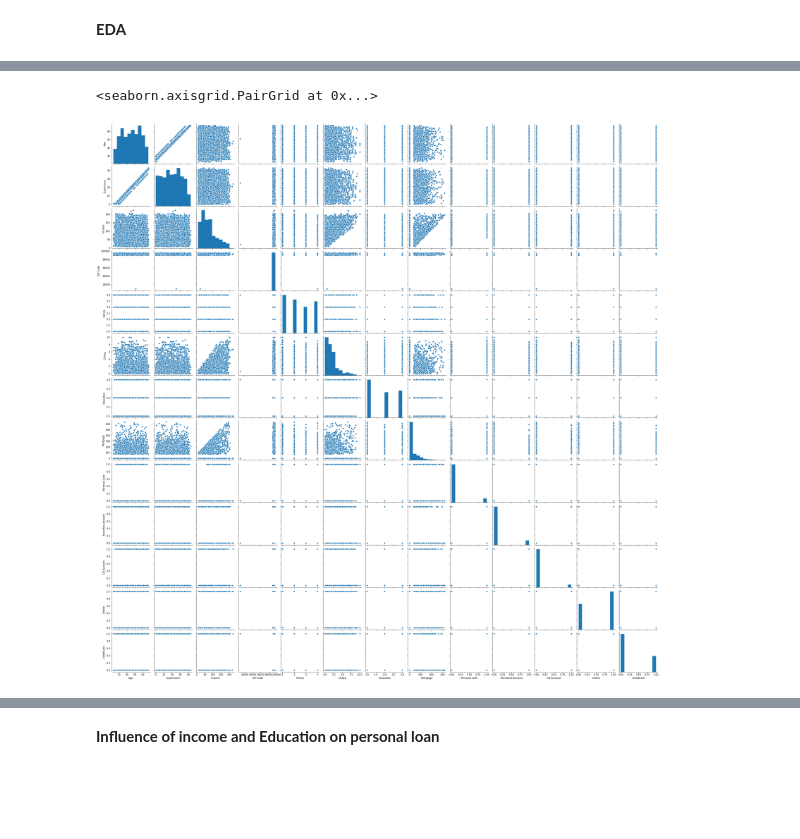
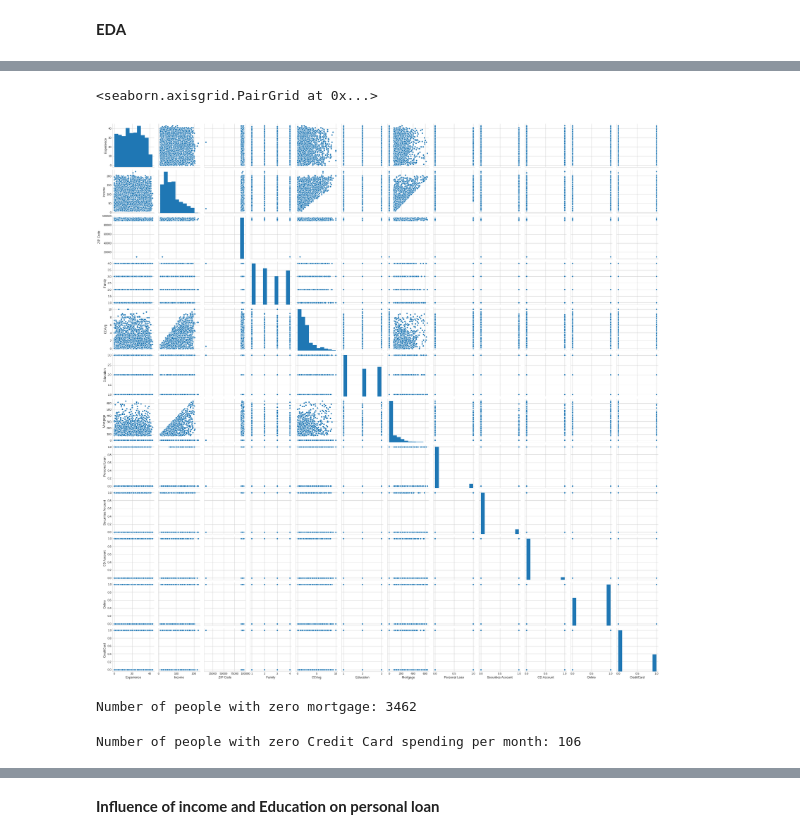
Before and after one commit to manavavi/ML_Internship_Marketing_Campaign_for_Banking_Products, a Jupyter notebook: Marketing_Campaign_for_Banking_Products(2)_(1).ipynb, the cells around one changed output, grey strips where cells are left out. Cells and saved outputs as stored; diff of their text form; code cells hidden in the pictures; blank space fills up the shorter version.

```diff
--- a/Marketing_Campaign_for_Banking_Products(2)_(1).ipynb
+++ b/Marketing_Campaign_for_Banking_Products(2)_(1).ipynb
@@ -392,5 +407,13 @@ sns.lmplot(x='Age', y='Income', hue='Personal Loan', data=data, fit_reg=False, s
 # %%
-sns.pairplot(data)
+sns.pairplot(data.iloc[:,1:])
 # %% [output]
 <seaborn.axisgrid.PairGrid at 0x...>
-[figure, old version]
+[figure, new version]
+# %%
+print('Number of people with zero mortgage:',len(data[data['Mortgage']==0]))
+# %% [output]
+Number of people with zero mortgage: 3462
+# %%
+print('Number of people with zero Credit Card spending per month:', len(data[data['CCAvg']==0]))
+# %% [output]
+Number of people with zero Credit Card spending per month: 106
```
Also changed, not shown: parts of 42 cells of this notebook.
